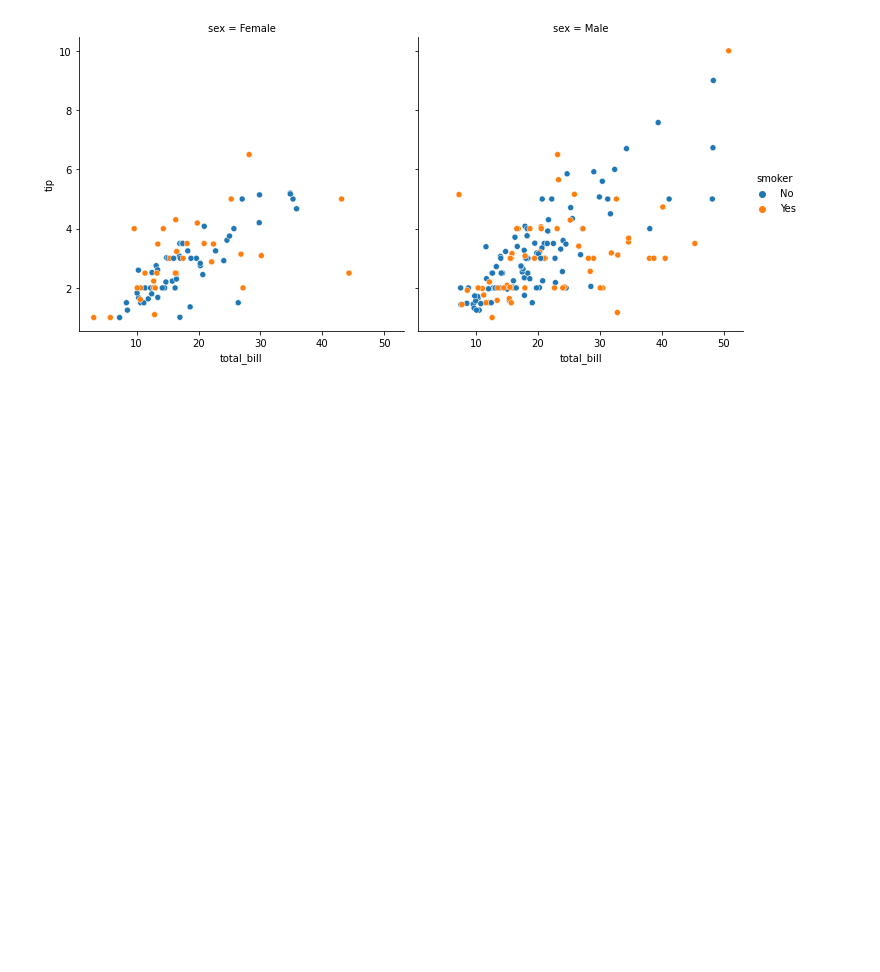
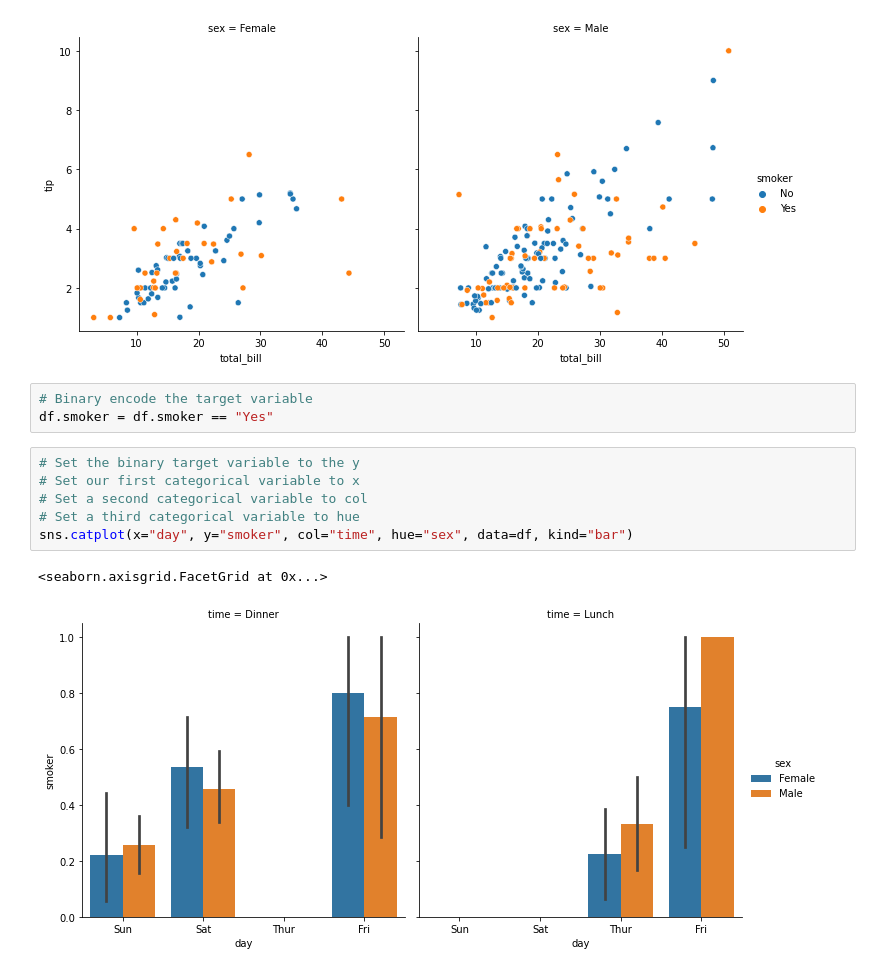
Before and after one commit to ryanorsinger/rudiments, a Jupyter notebook: visualizing_4_dimensions_with_seaborn.ipynb, the cells around one changed output. Saved outputs shown, nothing was run; the diff lists cells and outputs as text; blank space fills up the shorter version.

Commit message:
visualize 4 categorical variables

```diff
--- a/visualizing_4_dimensions_with_seaborn.ipynb
+++ b/visualizing_4_dimensions_with_seaborn.ipynb
@@ -16,3 +18,15 @@ sns.relplot(x="total_bill", y="tip", hue="smoker", col="sex", data=df)
 # %% [output]
 <seaborn.axisgrid.FacetGrid at 0x...>
 [figure]
+# %%
+# Binary encode the target variable
+df.smoker = df.smoker == "Yes"
+# %%
+# Set the binary target variable to the y
+# Set our first categorical variable to x
+# Set a second categorical variable to col
+# Set a third categorical variable to hue
+sns.catplot(x="day", y="smoker", col="time", hue="sex", data=df, kind="bar")
+# %% [output]
+<seaborn.axisgrid.FacetGrid at 0x...>
+[figure, added]
```
Also changed, not shown: parts of 1 cell of this notebook.
